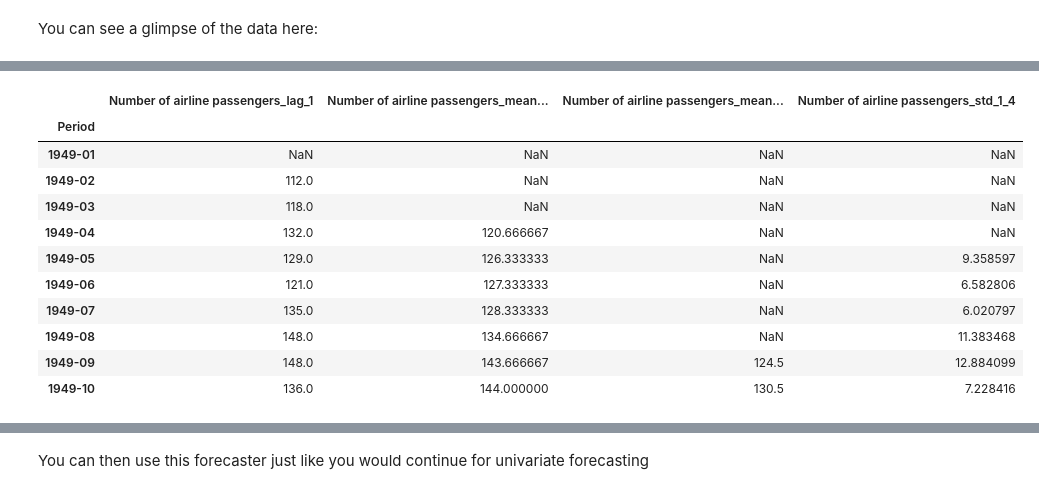
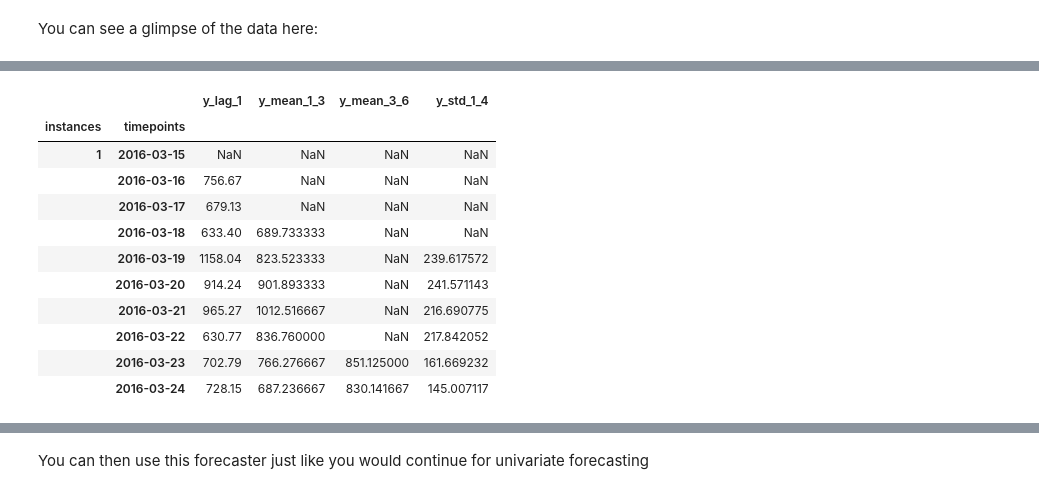
Before and after one commit to sktime/sktime-tutorial-pydata-berlin-2022, a Jupyter notebook: notebooks/hierarchy_global.ipynb, the cells around one changed output, grey strips where cells are left out. Cells and saved outputs as stored; diff of their text form; code cells hidden in the pictures.

```diff
--- a/notebooks/hierarchy_global.ipynb
+++ b/notebooks/hierarchy_global.ipynb
@@ -340,34 +386,31 @@ See the following example for an application of `"WindowSummarizer"`:
 # %%
 import pandas as pd
 from sktime.transformations.series.summarize import WindowSummarizer
-from sktime.datasets import load_airline, load_longley
-from sktime.forecasting.naive import NaiveForecaster
 from sktime.forecasting.base import ForecastingHorizon
 from sktime.forecasting.compose import ForecastingPipeline
-from sktime.forecasting.model_selection import temporal_train_test_split
-y = load_airline()
+#y = load_airline()
 kwargs = {
         "lag_feature": {
             "lag": [1],
             "mean": [[1, 3], [3, 6]],
             "std": [[1, 4]],
         }
     }
 
 transformer = WindowSummarizer(**kwargs)
-y_transformed = transformer.fit_transform(y)
+y_transformed = transformer.fit_transform(y_train)
 
 display(y_transformed.head(10))
 # %% [output]
-|  | Number of airline passengers_lag_1 | Number of airline passengers_mean... | Number of airline passengers_mean... | Number of airline passengers_std_1_4 |
-| Period |  |  |  |  |
-| 1949-01 | NaN | NaN | NaN | NaN |
-| 1949-02 | 112.0 | NaN | NaN | NaN |
-| 1949-03 | 118.0 | NaN | NaN | NaN |
-| 1949-04 | 132.0 | 120.666667 | NaN | NaN |
-| 1949-05 | 129.0 | 126.333333 | NaN | 9.358597 |
-| 1949-06 | 121.0 | 127.333333 | NaN | 6.582806 |
-| 1949-07 | 135.0 | 128.333333 | NaN | 6.020797 |
-| 1949-08 | 148.0 | 134.666667 | NaN | 11.383468 |
-| 1949-09 | 148.0 | 143.666667 | 124.5 | 12.884099 |
-| 1949-10 | 136.0 | 144.000000 | 130.5 | 7.228416 |
+|  |  | y_lag_1 | y_mean_1_3 | y_mean_3_6 | y_std_1_4 |
+| instances | timepoints |  |  |  |  |
+| 1 | 2016-03-15 | NaN | NaN | NaN | NaN |
+|  | 2016-03-16 | 756.67 | NaN | NaN | NaN |
+|  | 2016-03-17 | 679.13 | NaN | NaN | NaN |
+|  | 2016-03-18 | 633.40 | 689.733333 | NaN | NaN |
+|  | 2016-03-19 | 1158.04 | 823.523333 | NaN | 239.617572 |
+|  | 2016-03-20 | 914.24 | 901.893333 | NaN | 241.571143 |
+|  | 2016-03-21 | 965.27 | 1012.516667 | NaN | 216.690775 |
+|  | 2016-03-22 | 630.77 | 836.760000 | NaN | 217.842052 |
+|  | 2016-03-23 | 702.79 | 766.276667 | 851.125000 | 161.669232 |
+|  | 2016-03-24 | 728.15 | 687.236667 | 830.141667 | 145.007117 |
```
Also changed, not shown: parts of 33 cells of this notebook, 2 other files.
